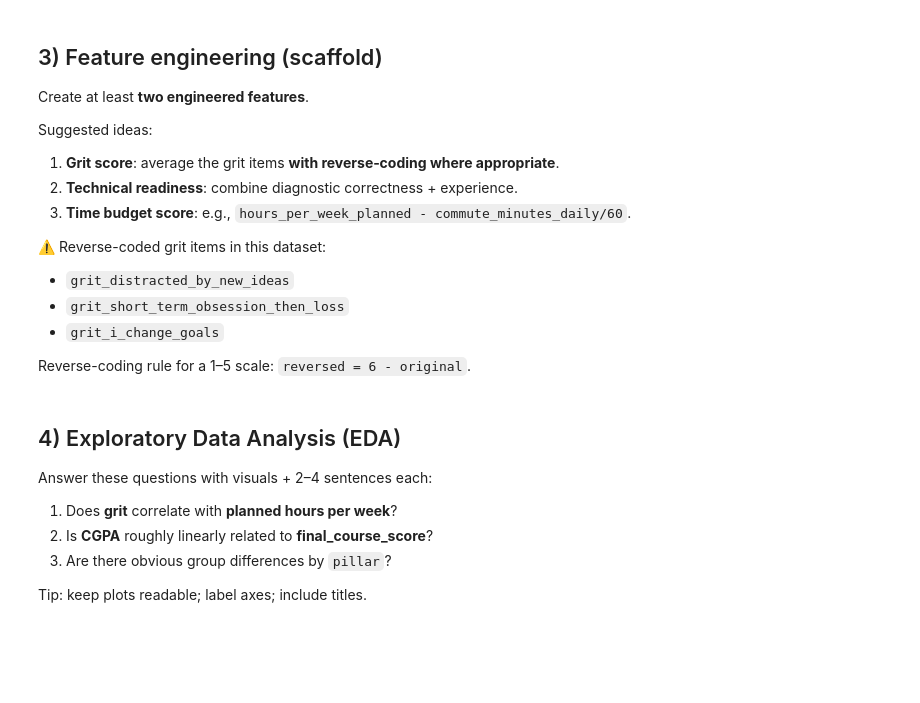
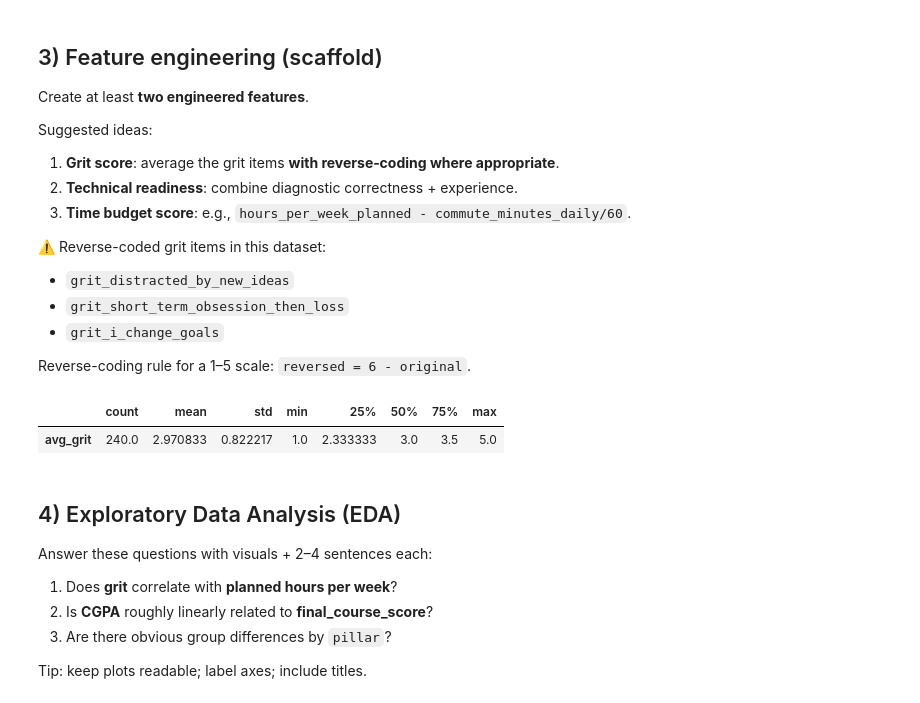
Before and after one commit to Yc1007942/cds_week4, a Jupyter notebook: edm_template.ipynb, the cells around one changed output. Saved outputs shown, nothing was run; the diff lists cells and outputs as text; code cells hidden in the pictures; blank space fills up the shorter version.

```diff
--- a/edm_template.ipynb
+++ b/edm_template.ipynb
@@ -120,30 +167,45 @@ Reverse-coding rule for a 1–5 scale: `reversed = 6 - original`.
 # %%
 # TODO: Engineer at least TWO features.
 
 GRIT_POS = [
     "grit_setbacks_dont_discourage_me",
     "grit_i_am_a_hard_worker",
-    "grit_i_finish_what_i_begin",
+    "grit_i_finish_what_i_begin"
 ]
 
 GRIT_NEG = [
     "grit_distracted_by_new_ideas",
     "grit_short_term_obsession_then_loss",
     "grit_i_change_goals",
 ]
 
 # Reverse-code the negative items
 for col in GRIT_NEG:
     df[col + "_rev"] = 6 - df[col]
 
 # Example engineered feature 1: average grit
 df["avg_grit"] = df[GRIT_POS + [c + "_rev" for c in GRIT_NEG]].mean(axis=1)
 
 # TODO: engineered feature 2 (pick one idea above)
-# df["tech_readiness"] = ...
+# df["tech_readiness"] = GRIT_NEG[1]
+df["tech_readiness"] = (
+    (df["used_pytorch_tensorflow"] == "Yes").astype(int) +
+    (df["diag_python_mod_answer"] == "2").astype(int)
+)
+
+df["time_budget"] = (
+    (df["hours_per_week_planned"]) - (df["commute_minutes_daily"] / 60)
+)
+
+# df["self_efficacy"] = (
+#     df["cse_*"]
+# )
 
 # Quick check
 df[["avg_grit"]].describe().T
+# %% [output]
+|  | count | mean | std | min | 25% | 50% | 75% | max |
+| avg_grit | 240.0 | 2.970833 | 0.822217 | 1.0 | 2.333333 | 3.0 | 3.5 | 5.0 |
 # %% [markdown]
 ## 4) Exploratory Data Analysis (EDA)
 
```
Also changed, not shown: parts of 18 cells of this notebook.
